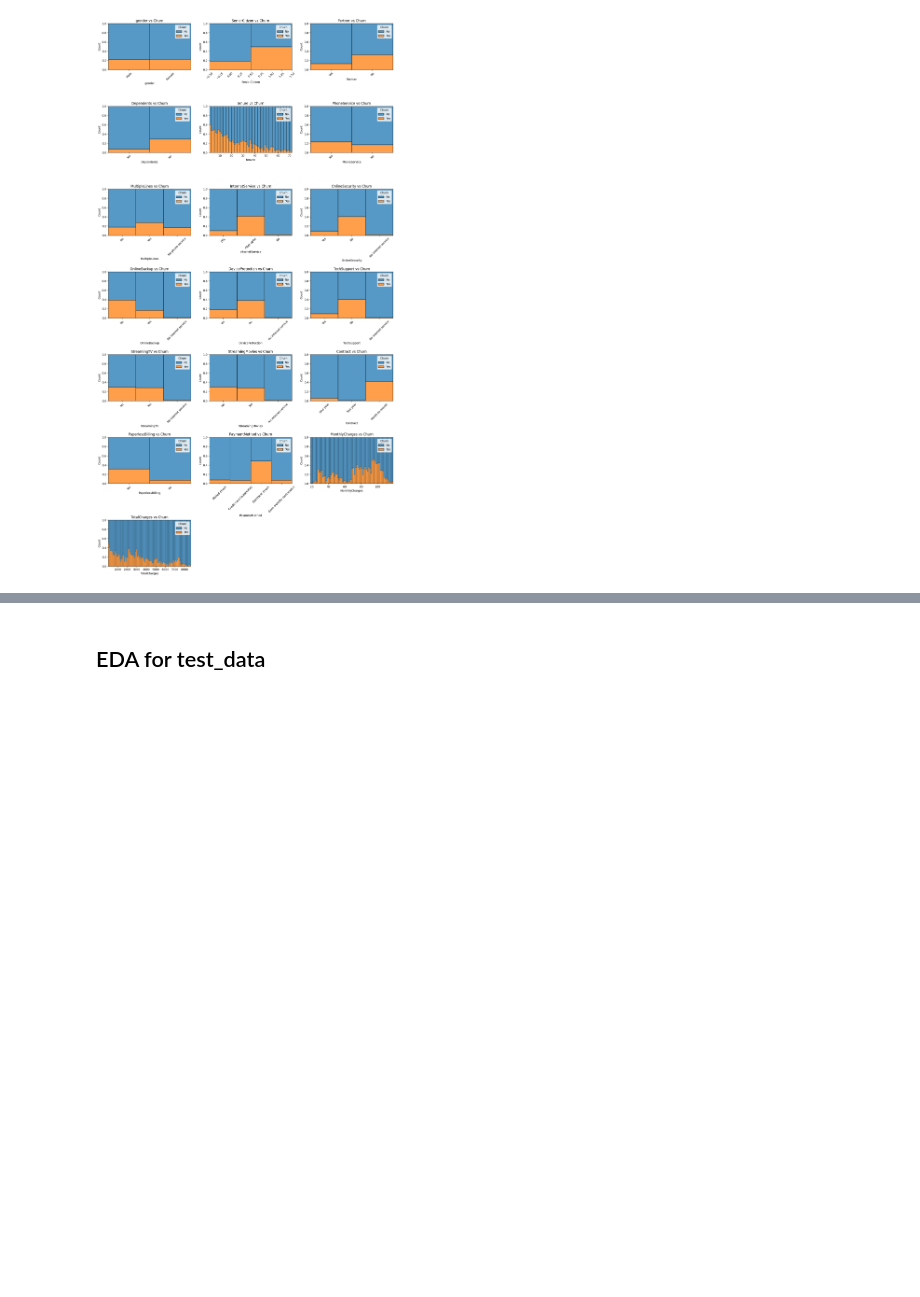
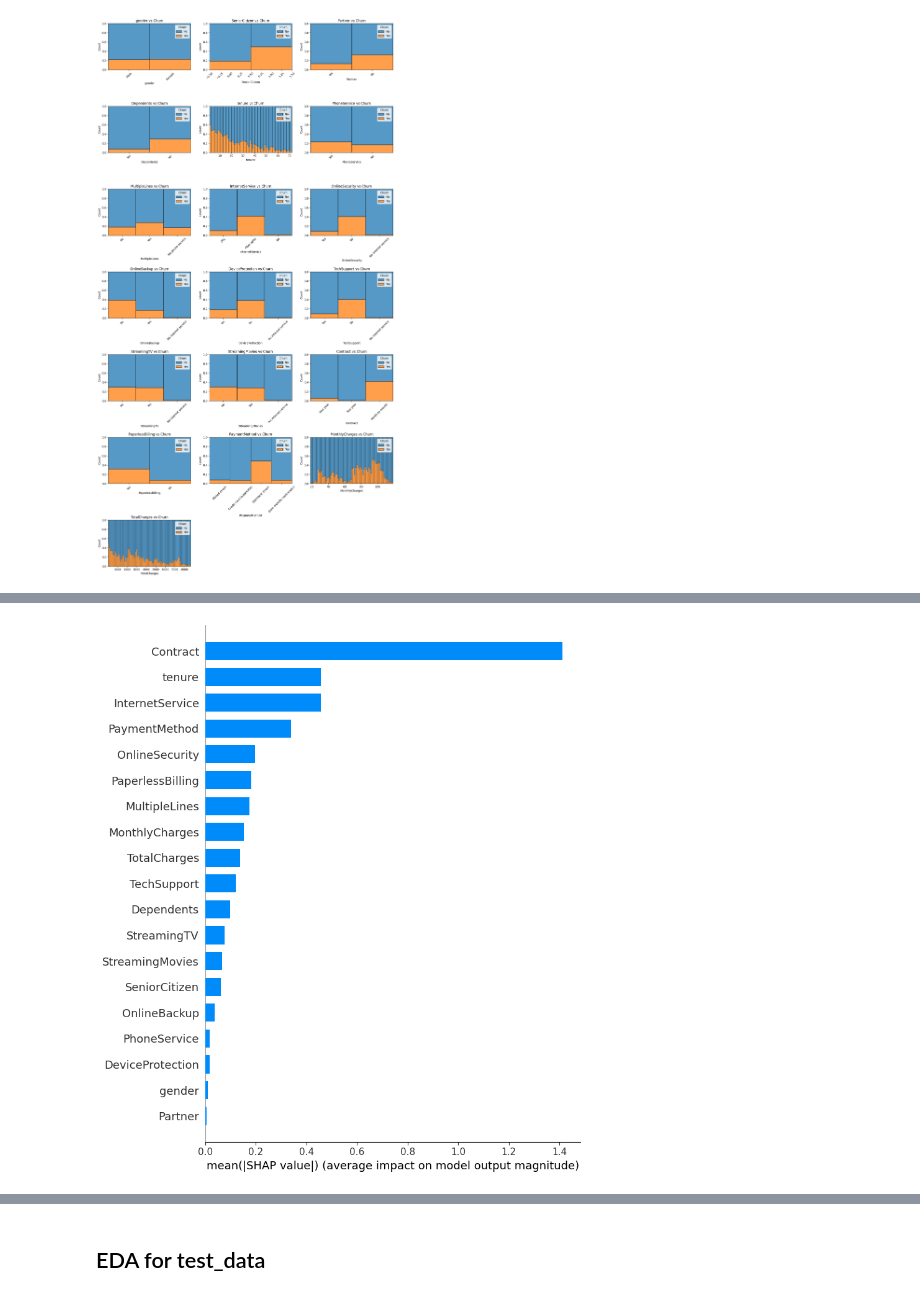
Before and after one commit to biswajit-nag/Predict-Customer-Churn, a Jupyter notebook: EDA.ipynb, the cells around one changed output, grey strips where cells are left out. Drawn from its saved outputs; the diff is of its cells as text; code cells hidden in the pictures; blank space fills up the shorter version.

```diff
--- a/EDA.ipynb
+++ b/EDA.ipynb
@@ -175,0 +228,5 @@ plt.show()
+# %%
+# Mean |SHAP| per feature: a clean global importance ranking.
+shap.summary_plot(shap_values, X_sample, plot_type='bar')
+# %% [output]
+[figure, added]
```
Also changed, not shown: parts of 5 cells of this notebook.
